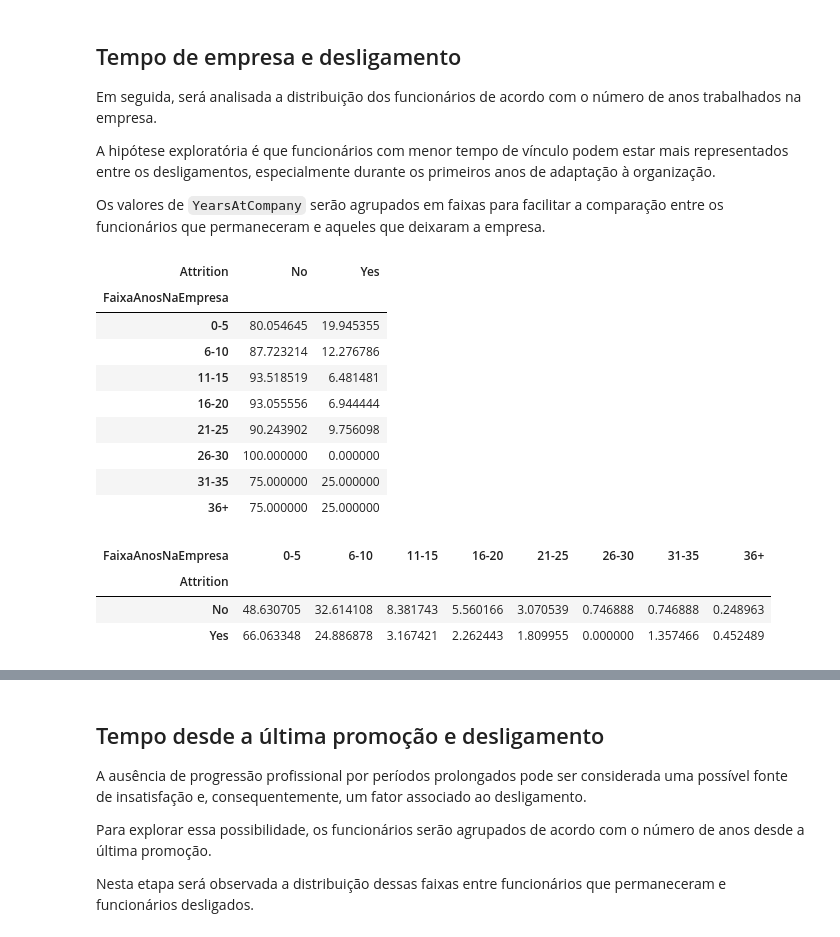
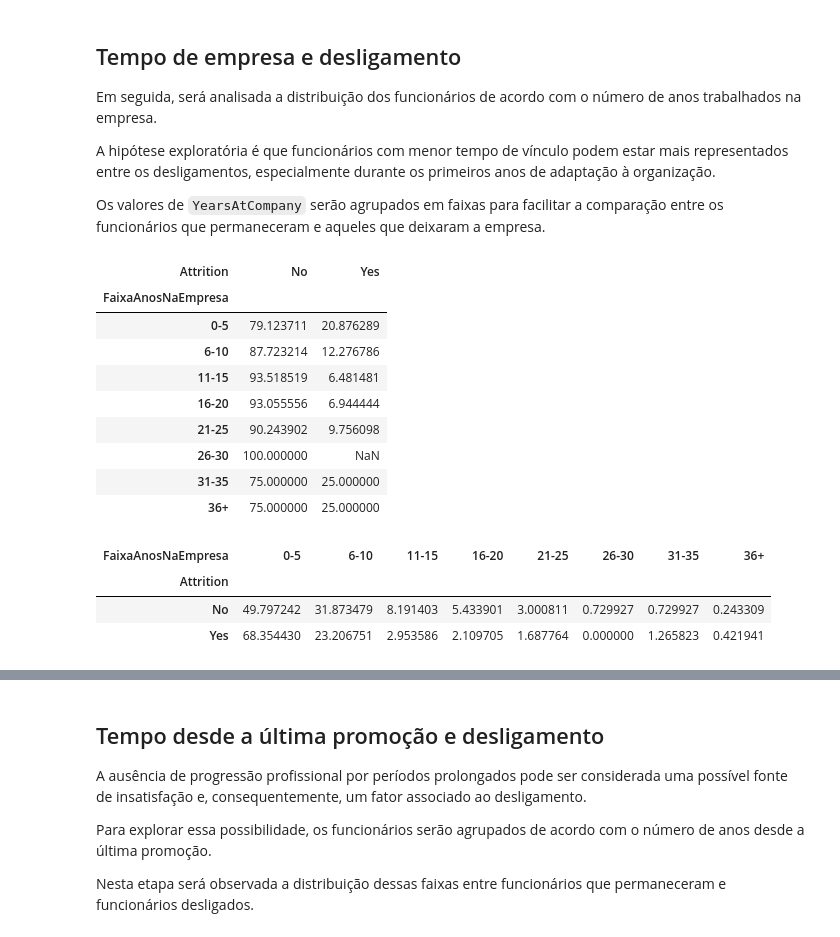
Before and after one commit to guimalucas/ibm-hr-analytics-attrition, a Jupyter notebook: IBM_HR_Analytics.ipynb, the cells around one changed output, grey strips where cells are left out. Saved outputs shown, nothing was run; the diff lists cells and outputs as text; code cells hidden in the pictures.

```diff
--- a/IBM_HR_Analytics.ipynb
+++ b/IBM_HR_Analytics.ipynb
@@ -17,10 +19,11 @@ import pandas as pd
 import numpy as np
 import matplotlib.pyplot as plt
 import seaborn as sns
+from pathlib import Path
 
-# Carrega o conjunto de dados utilizado ao longo da análise
-url = "https://raw.githubusercontent.com/guimalucas/IBM_HR_ANALYTICS/refs/heads/main/WA_Fn-UseC_-HR-Employee-Attrition.csv"
-df = pd.read_csv(url)
+# Execute o notebook na raiz do repositório clonado.
+caminho = Path.cwd() / "WA_Fn-UseC_-HR-Employee-Attrition.csv"
+df = pd.read_csv(caminho)
 df
 # %% [output]
 |  | Age | Attrition | BusinessTravel | DailyRate | Department | DistanceFromHome | Education | ... |
@@ -161,9 +162,9 @@ df.duplicated().sum()
 # %% [output]
 np.int64(0)
 # %%
-colunas_desnecessarias = df[["Over18","EmployeeCount", "StandardHours"]]
-df_limpo = df.drop(columns=colunas_desnecessarias)
-df_limpo
+colunas_constantes = ["Over18", "EmployeeCount", "StandardHours"]
+df_limpo = df.drop(columns=colunas_constantes)
+df_limpo.head()
 # %% [output]
 |  | Age | Attrition | BusinessTravel | DailyRate | Department | DistanceFromHome | Education | ... |
 | 0 | 41 | Yes | Travel_Rarely | 1102 | Sales | 1 | 2 | ... |
@@ -480,21 +466,21 @@ A hipótese exploratória é que funcionários com menor tempo de vínculo podem
 
 Os valores de `YearsAtCompany` serão agrupados em faixas para facilitar a comparação entre os funcionários que permaneceram e aqueles que deixaram a empresa.
 # %%
-faixas = [0, 5, 10, 15, 20, 25, 30, 35, float('inf')]
+faixas = [-0.1, 5, 10, 15, 20, 25, 30, 35, float('inf')]
 rotulos = ['0-5', '6-10', '11-15', '16-20', '21-25', '26-30', '31-35', '36+']
 
 df_hipoteses['FaixaAnosNaEmpresa'] = pd.cut(df_hipoteses['YearsAtCompany'], bins=faixas, labels=rotulos)
-
-df_hipoteses.groupby(['FaixaAnosNaEmpresa'])['Attrition'].value_counts(normalize=True).unstack()*100
+assert df_hipoteses['FaixaAnosNaEmpresa'].notna().all()
+df_hipoteses.groupby('FaixaAnosNaEmpresa', observed=True)['Attrition'].value_counts(normalize=True).unstack() * 100
 # %% [output]
 | Attrition | No | Yes |
 | FaixaAnosNaEmpresa |  |  |
-| 0-5 | 80.054645 | 19.945355 |
+| 0-5 | 79.123711 | 20.876289 |
 | 6-10 | 87.723214 | 12.276786 |
 | 11-15 | 93.518519 | 6.481481 |
 | 16-20 | 93.055556 | 6.944444 |
 | 21-25 | 90.243902 | 9.756098 |
-| 26-30 | 100.000000 | 0.000000 |
+| 26-30 | 100.000000 | NaN |
 | 31-35 | 75.000000 | 25.000000 |
 | 36+ | 75.000000 | 25.000000 |
 # %%
@@ -502,5 +488,5 @@ df_hipoteses.groupby(['Attrition'])['FaixaAnosNaEmpresa'].value_counts(normalize
 # %% [output]
 | FaixaAnosNaEmpresa | 0-5 | 6-10 | 11-15 | 16-20 | 21-25 | 26-30 | 31-35 | 36+ |
 | Attrition |  |  |  |  |  |  |  |  |
-| No | 48.630705 | 32.614108 | 8.381743 | 5.560166 | 3.070539 | 0.746888 | 0.746888 | 0.248963 |
-| Yes | 66.063348 | 24.886878 | 3.167421 | 2.262443 | 1.809955 | 0.000000 | 1.357466 | 0.452489 |
+| No | 49.797242 | 31.873479 | 8.191403 | 5.433901 | 3.000811 | 0.729927 | 0.729927 | 0.243309 |
+| Yes | 68.354430 | 23.206751 | 2.953586 | 2.109705 | 1.687764 | 0.000000 | 1.265823 | 0.421941 |
```
Also changed, not shown: parts of 19 cells of this notebook, 2 other files.
